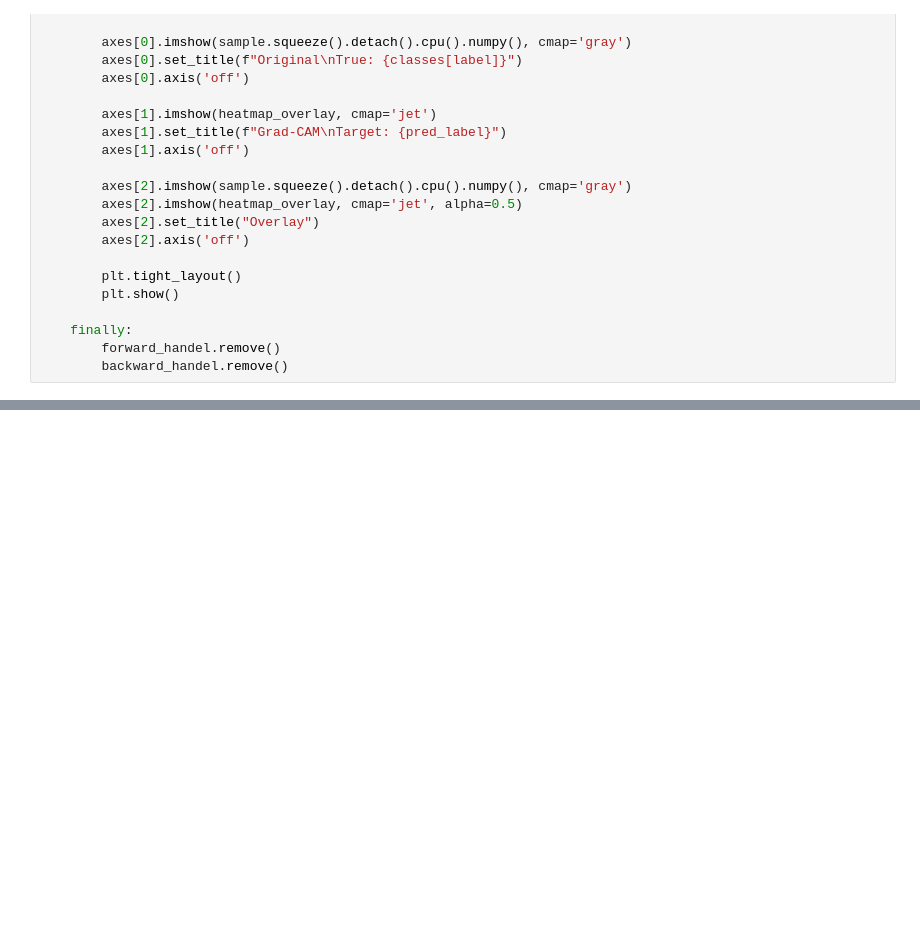
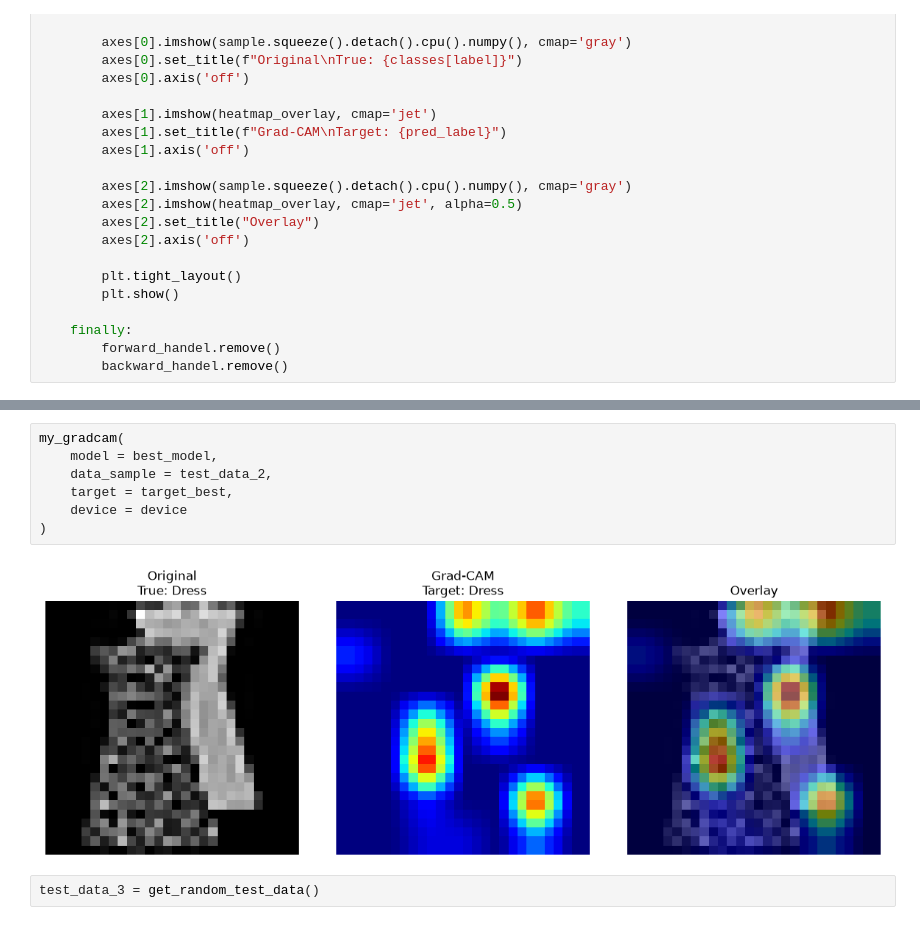
Before and after one commit to keljorden/gradcam, a Jupyter notebook: model_comp.ipynb, the cells around one changed output, grey strips where cells are left out. Drawn from its saved outputs; the diff is of its cells as text; blank space fills up the shorter version.

```diff
--- a/model_comp.ipynb
+++ b/model_comp.ipynb
@@ -160,0 +389,11 @@ def my_gradcam(model: torch.nn.Module, data_sample, target, device: torch.device
+# %%
+my_gradcam(
+    model = best_model,
+    data_sample = test_data_2,
+    target = target_best,
+    device = device
+)
+# %% [output]
+[figure, added]
+# %%
+test_data_3 = get_random_test_data()
```
Also changed, not shown: parts of 78 cells of this notebook.
